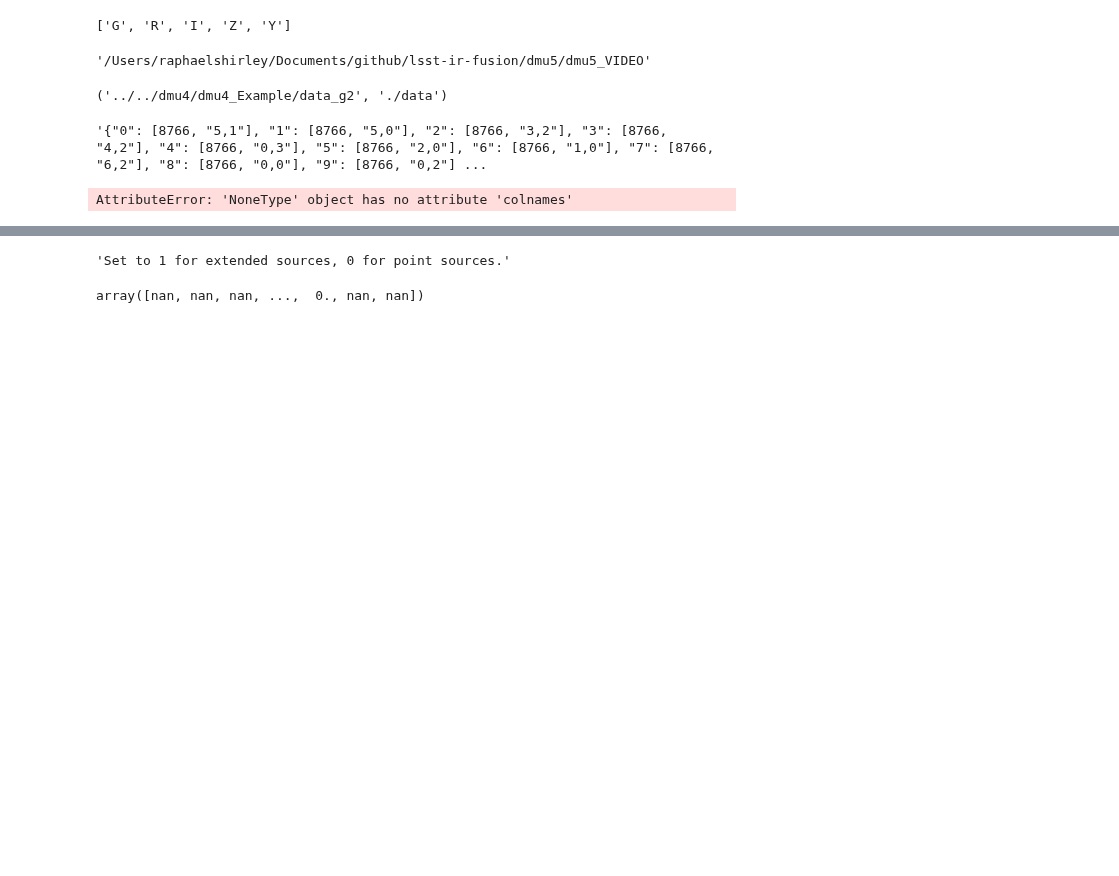
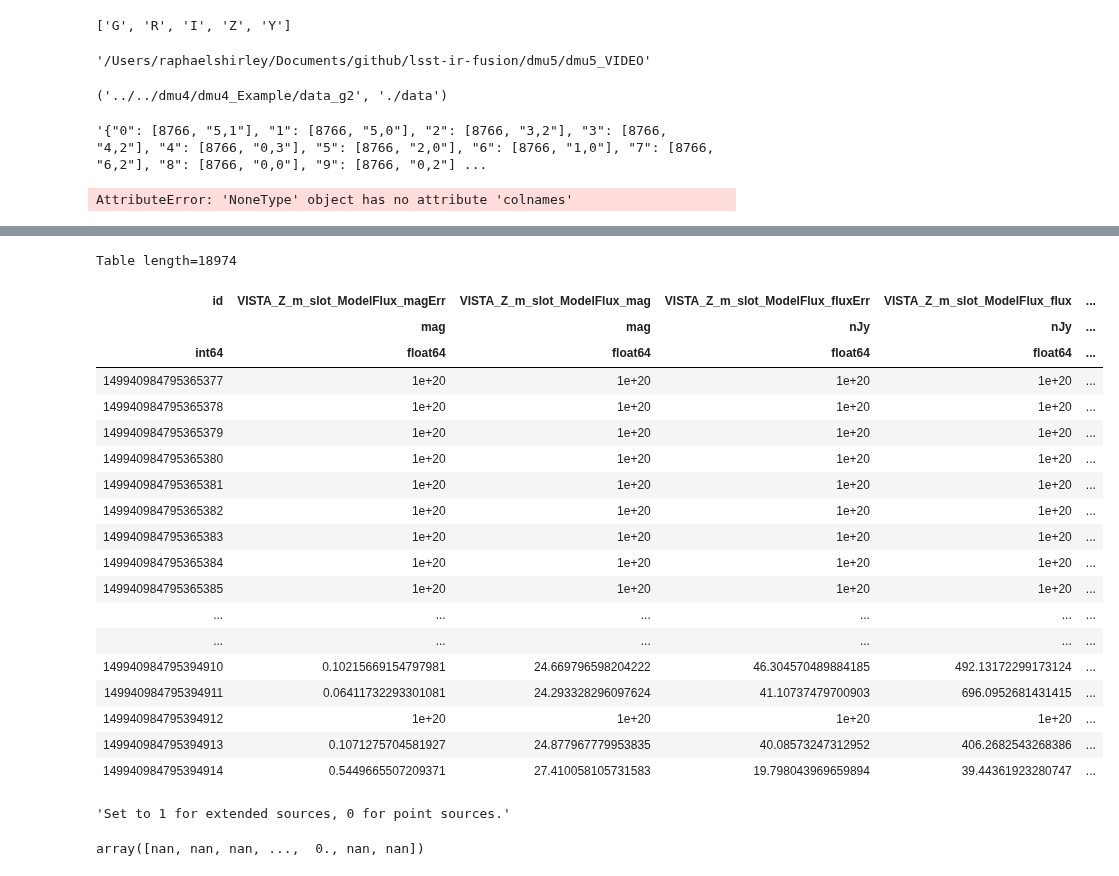
Before and after one commit to lsst-uk/lsst-ir-fusion, a Jupyter notebook: dmu5/dmu5_VIDEO/1_Make_cat.ipynb, the cells around one changed output, grey strips where cells are left out. Saved outputs shown, nothing was run; the diff lists cells and outputs as text; code cells hidden in the pictures; blank space fills up the shorter version.

```diff
--- a/dmu5/dmu5_VIDEO/1_Make_cat.ipynb
+++ b/dmu5/dmu5_VIDEO/1_Make_cat.ipynb
@@ -160,3 +209,26 @@ AttributeError: 'NoneType' object has no attribute 'colnames'
+# %%
+t
+# %% [output]
+Table length=18974
+| id | VISTA_Z_m_slot_ModelFlux_magErr | VISTA_Z_m_slot_ModelFlux_mag | VISTA_Z_m_slot_ModelFlux_fluxErr | VISTA_Z_m_slot_ModelFlux_flux | ... |
+|  | mag | mag | nJy | nJy | ... |
+| int64 | float64 | float64 | float64 | float64 | ... |
+| 149940984795365377 | 1e+20 | 1e+20 | 1e+20 | 1e+20 | ... |
+| 149940984795365378 | 1e+20 | 1e+20 | 1e+20 | 1e+20 | ... |
+| 149940984795365379 | 1e+20 | 1e+20 | 1e+20 | 1e+20 | ... |
+| 149940984795365380 | 1e+20 | 1e+20 | 1e+20 | 1e+20 | ... |
+| 149940984795365381 | 1e+20 | 1e+20 | 1e+20 | 1e+20 | ... |
+| 149940984795365382 | 1e+20 | 1e+20 | 1e+20 | 1e+20 | ... |
+| 149940984795365383 | 1e+20 | 1e+20 | 1e+20 | 1e+20 | ... |
+| 149940984795365384 | 1e+20 | 1e+20 | 1e+20 | 1e+20 | ... |
+| 149940984795365385 | 1e+20 | 1e+20 | 1e+20 | 1e+20 | ... |
+| ... | ... | ... | ... | ... | ... |
+| ... | ... | ... | ... | ... | ... |
+| 149940984795394910 | 0.10215669154797981 | 24.669796598204222 | 46.304570489884185 | 492.13172299173124 | ... |
+| 149940984795394911 | 0.06411732293301081 | 24.293328296097624 | 41.10737479700903 | 696.0952681431415 | ... |
+| 149940984795394912 | 1e+20 | 1e+20 | 1e+20 | 1e+20 | ... |
+| 149940984795394913 | 0.1071275704581927 | 24.877967779953835 | 40.08573247312952 | 406.2682543268386 | ... |
+| 149940984795394914 | 0.5449665507209371 | 27.410058105731583 | 19.798043969659894 | 39.44361923280747 | ... |
 # %%
 measSources = butler.get('deepCoadd_meas', {'filter': 'VISTA-Ks', 'tract': 8524, 'patch': '3,5'})
 # %%
```
Also changed, not shown: parts of 11 cells of this notebook, 5 other files.
